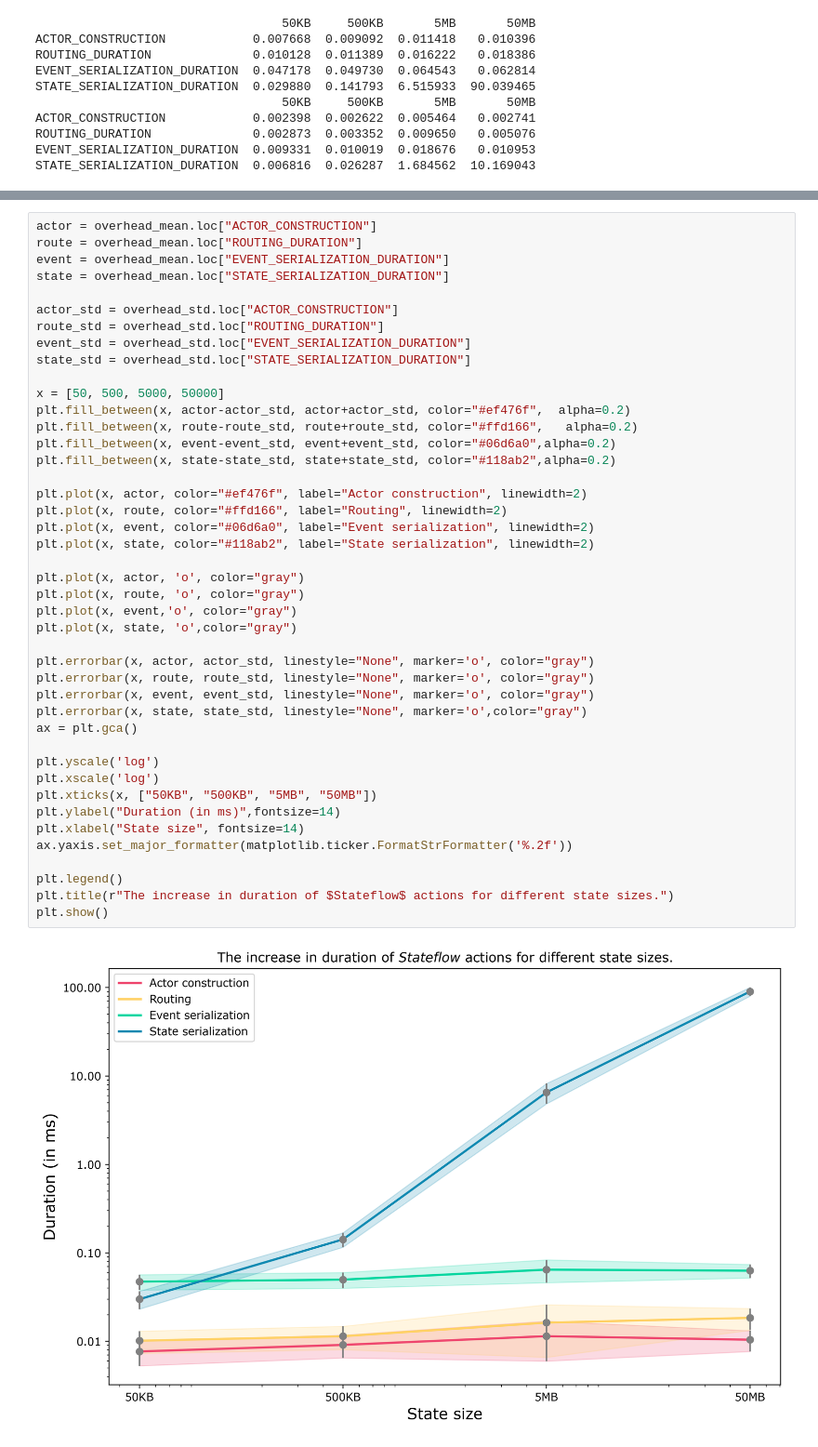
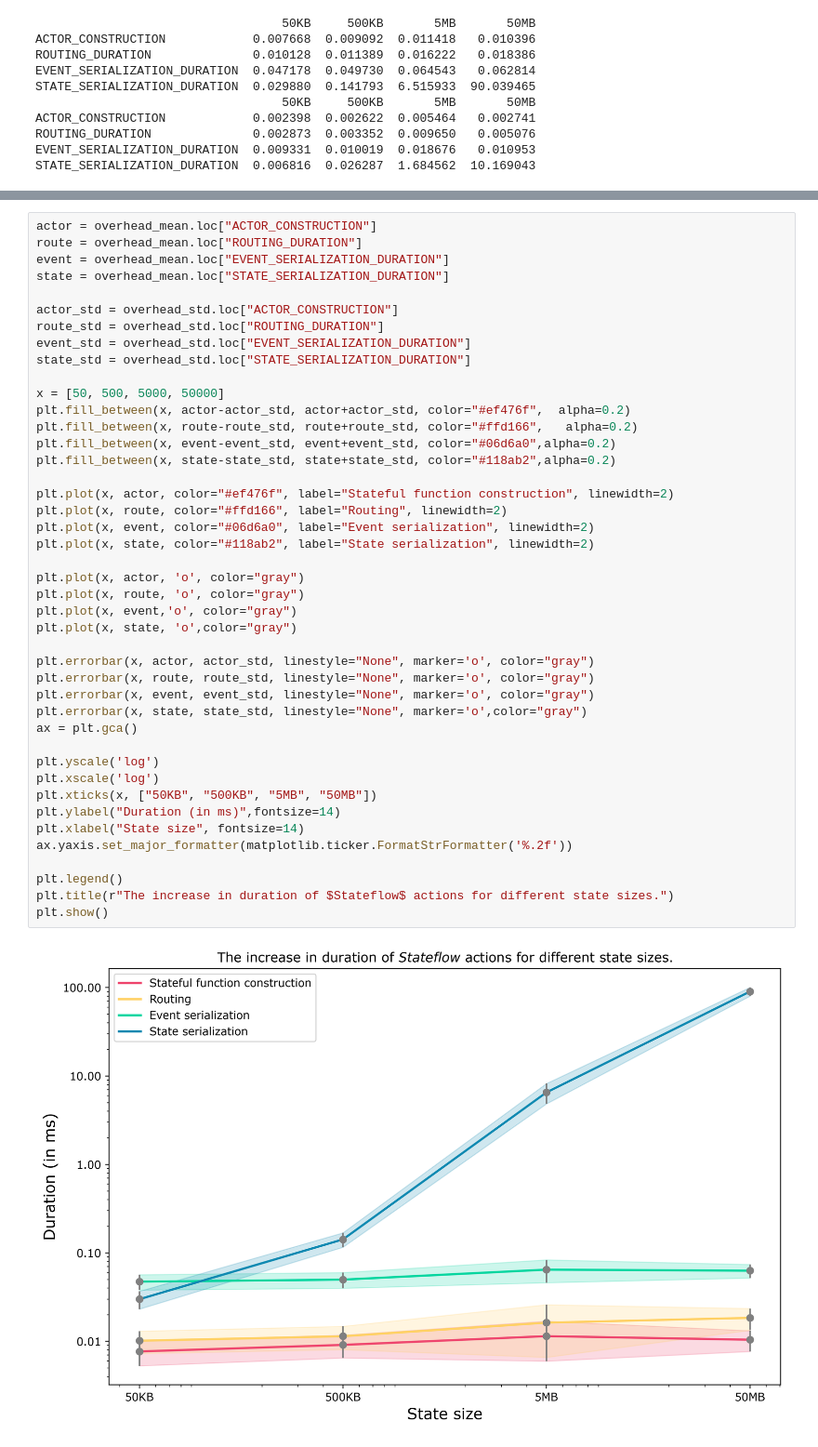
Before and after one commit to delftdata/stateflow-evaluation, a Jupyter notebook: results/overhead/overhead_results.ipynb, the cells around one changed output, grey strips where cells are left out. Shown at 93% size. Cells and saved outputs as stored; diff of their text form.

```diff
--- a/results/overhead/overhead_results.ipynb
+++ b/results/overhead/overhead_results.ipynb
@@ -141,32 +141,32 @@ plt.fill_between(x, actor-actor_std, actor+actor_std, color="#ef476f",  alpha=0.
 plt.fill_between(x, route-route_std, route+route_std, color="#ffd166",   alpha=0.2)
 plt.fill_between(x, event-event_std, event+event_std, color="#06d6a0",alpha=0.2)
 plt.fill_between(x, state-state_std, state+state_std, color="#118ab2",alpha=0.2)
 
-plt.plot(x, actor, color="#ef476f", label="Actor construction", linewidth=2)
+plt.plot(x, actor, color="#ef476f", label="Stateful function construction", linewidth=2)
 plt.plot(x, route, color="#ffd166", label="Routing", linewidth=2)
 plt.plot(x, event, color="#06d6a0", label="Event serialization", linewidth=2)
 plt.plot(x, state, color="#118ab2", label="State serialization", linewidth=2)
 
 plt.plot(x, actor, 'o', color="gray")
 plt.plot(x, route, 'o', color="gray")
 plt.plot(x, event,'o', color="gray")
 plt.plot(x, state, 'o',color="gray")
 
 plt.errorbar(x, actor, actor_std, linestyle="None", marker='o', color="gray")
 plt.errorbar(x, route, route_std, linestyle="None", marker='o', color="gray")
 plt.errorbar(x, event, event_std, linestyle="None", marker='o', color="gray")
 plt.errorbar(x, state, state_std, linestyle="None", marker='o',color="gray")
 ax = plt.gca()
 
 plt.yscale('log')
 plt.xscale('log')
 plt.xticks(x, ["50KB", "500KB", "5MB", "50MB"])
 plt.ylabel("Duration (in ms)",fontsize=14)
 plt.xlabel("State size", fontsize=14)
 ax.yaxis.set_major_formatter(matplotlib.ticker.FormatStrFormatter('%.2f'))
 
 plt.legend()
 plt.title(r"The increase in duration of $Stateflow$ actions for different state sizes.")
 plt.show()
 # %% [output]
-[figure, old version]
+[figure, new version]
```
Also changed, not shown: parts of 2 cells of this notebook.
